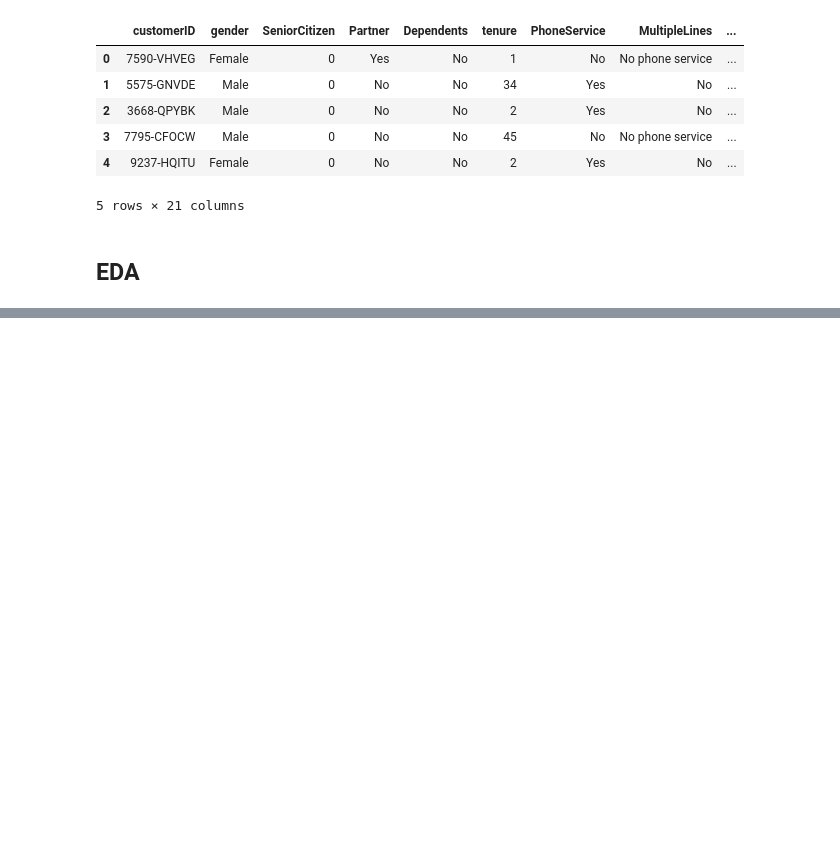
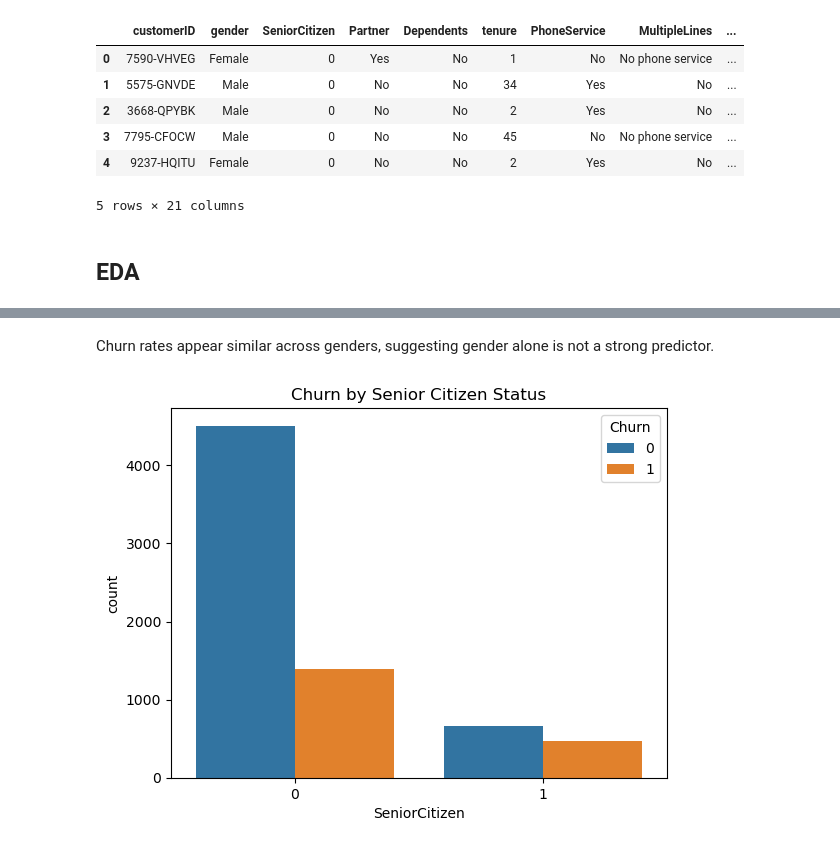
Before and after one commit to Sherrell-B/data-science, a Jupyter notebook: DSC 680 Project 1.ipynb, the cells around one changed output, grey strips where cells are left out. Saved outputs shown, nothing was run; the diff lists cells and outputs as text; code cells hidden in the pictures; blank space fills up the shorter version.

```diff
--- a/DSC 680 Project 1.ipynb
+++ b/DSC 680 Project 1.ipynb
@@ -22,0 +144,9 @@ telecom_data.head()
+# %% [markdown]
+Churn rates appear similar across genders, suggesting gender alone is not a strong predictor.
+# %%
+# Churn by Senior Citizen Status
+sns.countplot(data=telecom_data, x='SeniorCitizen', hue='Churn')
+plt.title("Churn by Senior Citizen Status")
+plt.show()
+# %% [output]
+[figure, added]
```
Also changed, not shown: parts of 31 cells of this notebook, 7 other files.
